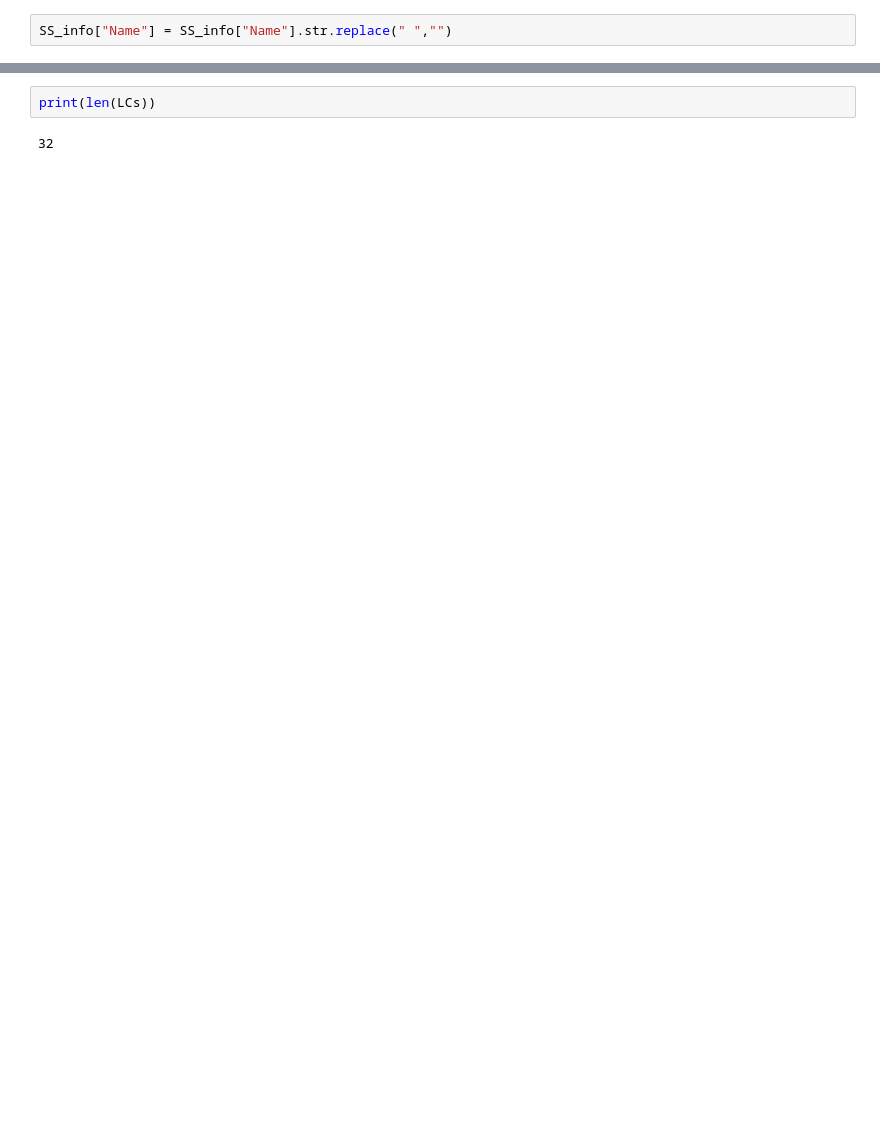
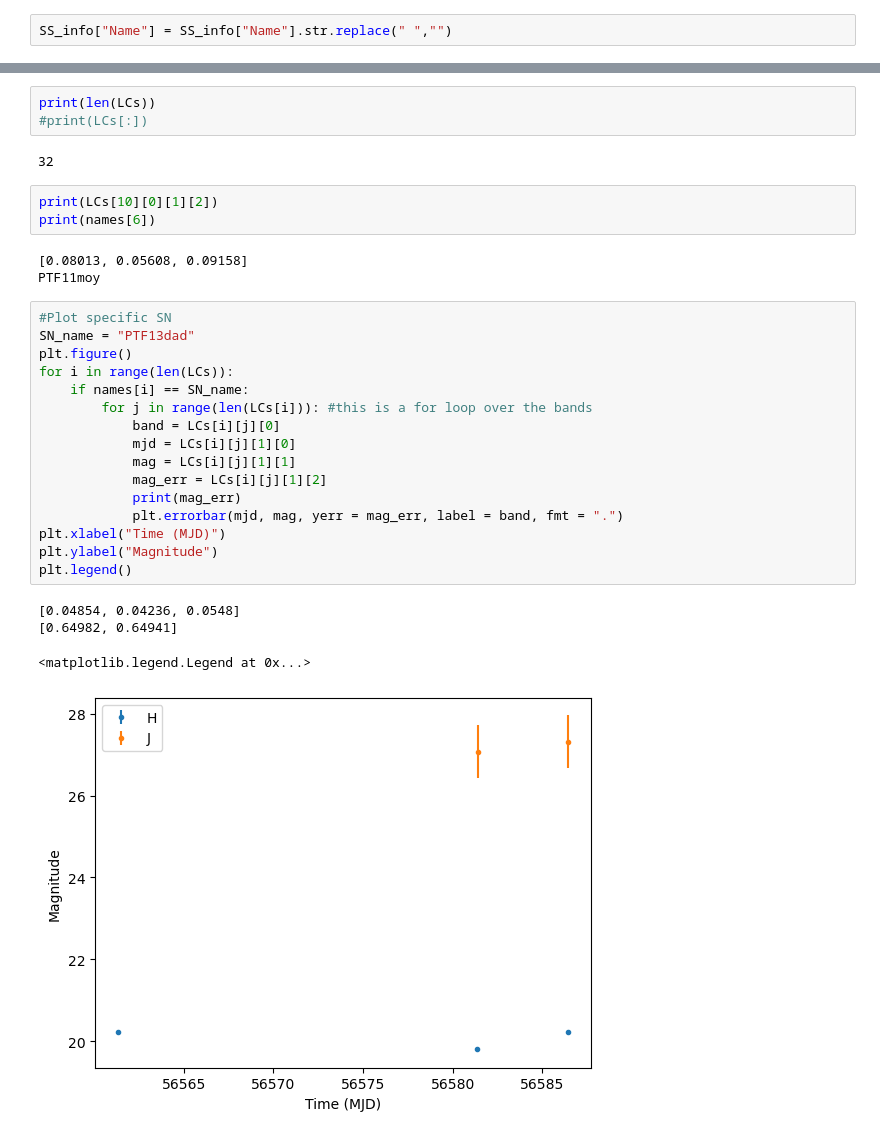
Before and after one commit to mnilsson8/Cube, a Jupyter notebook: Cube/SweetSpot_DataWrangling.ipynb, the cells around one changed output, grey strips where cells are left out. Saved outputs shown, nothing was run; the diff lists cells and outputs as text; blank space fills up the shorter version.

Commit message:
now there's SweetSpot LC plots

```diff
--- a/Cube/SweetSpot_DataWrangling.ipynb
+++ b/Cube/SweetSpot_DataWrangling.ipynb
@@ -174,4 +173,32 @@ del LCs[0]
 # %%
 print(len(LCs))
+#print(LCs[:])
 # %% [output]
 32
+# %%
+print(LCs[10][0][1][2])
+print(names[6])
+# %% [output]
+[0.08013, 0.05608, 0.09158]
+PTF11moy
+# %%
+#Plot specific SN
+SN_name = "PTF13dad"
+plt.figure()
+for i in range(len(LCs)):
+    if names[i] == SN_name:
+        for j in range(len(LCs[i])): #this is a for loop over the bands
+            band = LCs[i][j][0]
+            mjd = LCs[i][j][1][0]
+            mag = LCs[i][j][1][1]
+            mag_err = LCs[i][j][1][2]
+            print(mag_err)
+            plt.errorbar(mjd, mag, yerr = mag_err, label = band, fmt = ".")
+plt.xlabel("Time (MJD)")
+plt.ylabel("Magnitude")
+plt.legend()
+# %% [output]
+[0.04854, 0.04236, 0.0548]
+[0.64982, 0.64941]
+<matplotlib.legend.Legend at 0x...>
+[figure, added]
```
Also changed, not shown: parts of 7 cells of this notebook.
